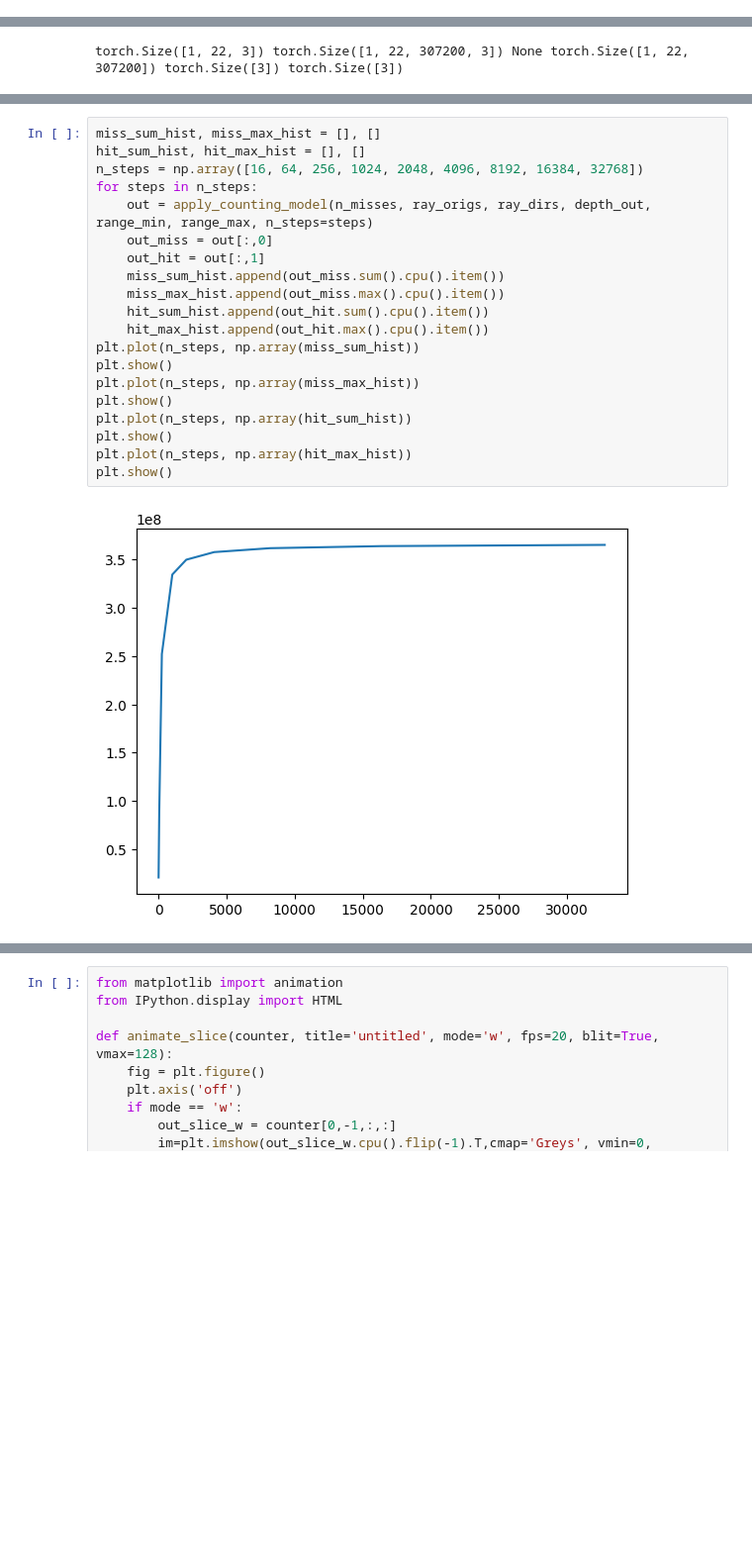
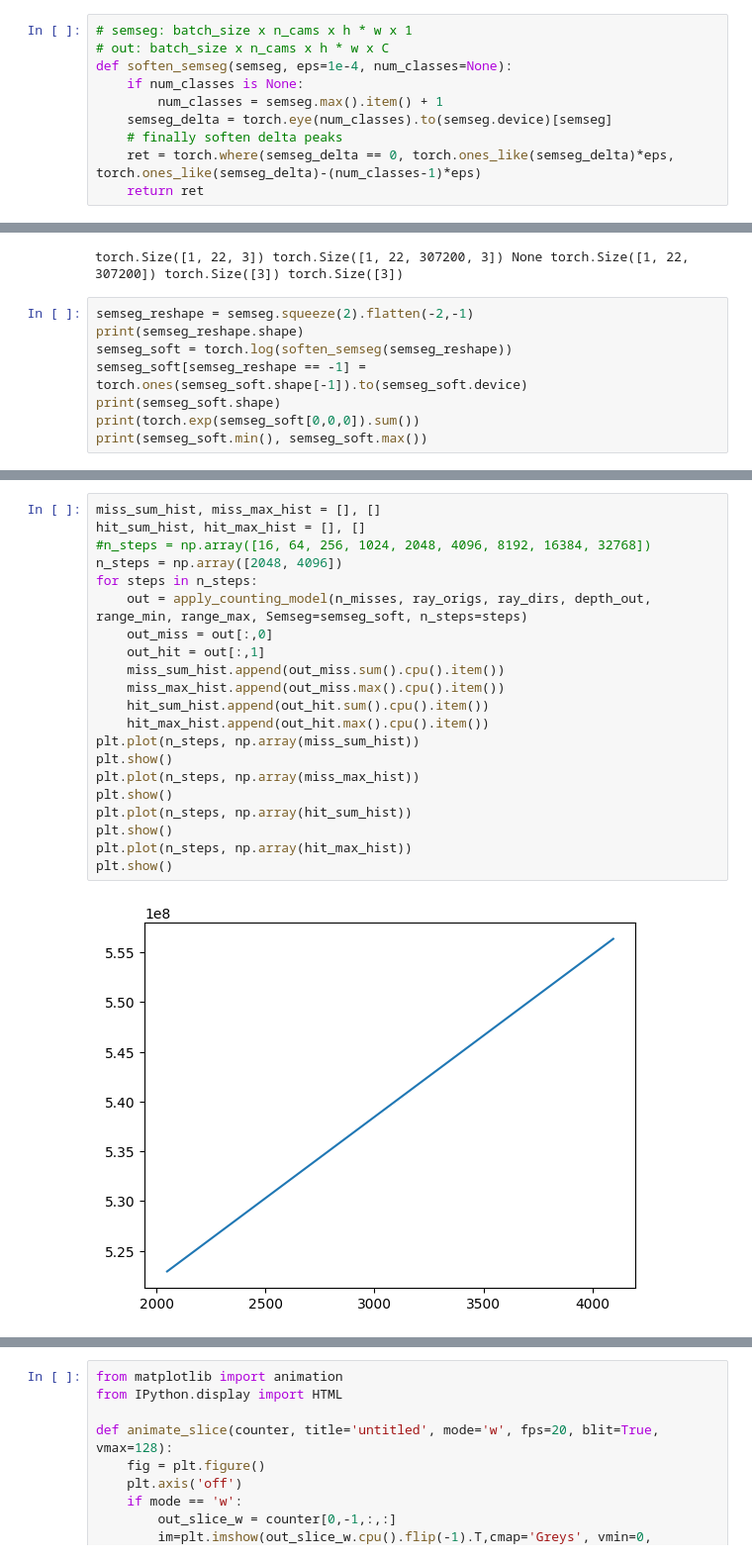
Before and after one commit to JanNogga/grid_fusion_pytorch, a Jupyter notebook: prototype_fusion.ipynb, the cells around one changed output, grey strips where cells are left out. Shown: that part at 99% size. Cells and saved outputs as stored; diff of their text form; blank space fills up the shorter version.

```diff
--- a/prototype_fusion.ipynb
+++ b/prototype_fusion.ipynb
@@ -129,6 +129,16 @@ def render_orbit(grids, grid_config, cam_k, scale=1., grid_idx=0, cam_idx=0, n_s
         trs.append(tr.cpu())
         del r, rd, tr
     return torch.stack(renders).squeeze().permute(0,2,1).view(n_steps,-1,H,W), torch.stack(renders_depth).squeeze().view(n_steps,H,W), torch.stack(trs).squeeze().view(n_steps,H,W)
+# %%
+# semseg: batch_size x n_cams x h * w x 1
+# out: batch_size x n_cams x h * w x C
+def soften_semseg(semseg, eps=1e-4, num_classes=None):
+    if num_classes is None:
+        num_classes = semseg.max().item() + 1
+    semseg_delta = torch.eye(num_classes).to(semseg.device)[semseg]
+    # finally soften delta peaks
+    ret = torch.where(semseg_delta == 0, torch.ones_like(semseg_delta)*eps, torch.ones_like(semseg_delta)-(num_classes-1)*eps)
+    return ret
 # %%
 MODE = 'normal'
 DATASET_NAME = 'overfit_O39_S1_C32_pcd_' + MODE #'proto_refine_pcd'
@@ -304,3 +314,11 @@ range_max, range_min = voxel_grid_config['range_max'][:3].to(device), voxel_grid
 print(ray_origs.shape, ray_dirs.shape, semseg_out, depth_out.shape, range_min.shape, range_max.shape)
 # %% [output]
 torch.Size([1, 22, 3]) torch.Size([1, 22, 307200, 3]) None torch.Size([1, 22, 307200]) torch.Size([3]) torch.Size([3])
+# %%
+semseg_reshape = semseg.squeeze(2).flatten(-2,-1)
+print(semseg_reshape.shape)
+semseg_soft = torch.log(soften_semseg(semseg_reshape))
+semseg_soft[semseg_reshape == -1] = torch.ones(semseg_soft.shape[-1]).to(semseg_soft.device)
+print(semseg_soft.shape)
+print(torch.exp(semseg_soft[0,0,0]).sum())
+print(semseg_soft.min(), semseg_soft.max())
@@ -321,22 +345,23 @@ Loading extension module counting_model_util_cuda...
 # %%
 miss_sum_hist, miss_max_hist = [], []
 hit_sum_hist, hit_max_hist = [], []
-n_steps = np.array([16, 64, 256, 1024, 2048, 4096, 8192, 16384, 32768])
+#n_steps = np.array([16, 64, 256, 1024, 2048, 4096, 8192, 16384, 32768])
+n_steps = np.array([2048, 4096])
 for steps in n_steps:
-    out = apply_counting_model(n_misses, ray_origs, ray_dirs, depth_out, range_min, range_max, n_steps=steps)
+    out = apply_counting_model(n_misses, ray_origs, ray_dirs, depth_out, range_min, range_max, Semseg=semseg_soft, n_steps=steps)
     out_miss = out[:,0]
     out_hit = out[:,1]
     miss_sum_hist.append(out_miss.sum().cpu().item())
     miss_max_hist.append(out_miss.max().cpu().item())
     hit_sum_hist.append(out_hit.sum().cpu().item())
     hit_max_hist.append(out_hit.max().cpu().item())
 plt.plot(n_steps, np.array(miss_sum_hist))
 plt.show()
 plt.plot(n_steps, np.array(miss_max_hist))
 plt.show()
 plt.plot(n_steps, np.array(hit_sum_hist))
 plt.show()
 plt.plot(n_steps, np.array(hit_max_hist))
 plt.show()
 # %% [output]
-[figure, old version]
+[figure, new version]
```
Also changed, not shown: parts of 13 cells of this notebook, 3 other files.
